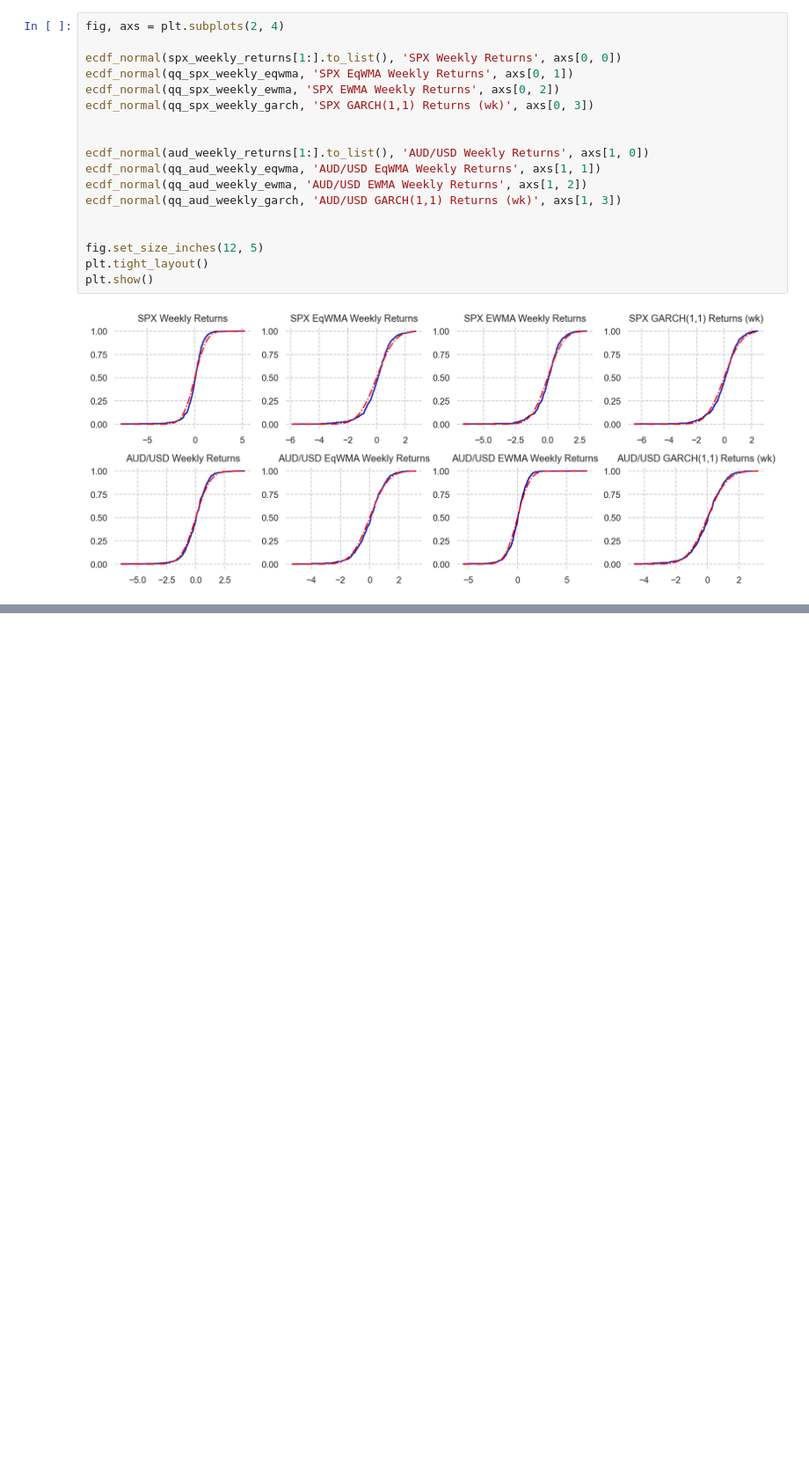
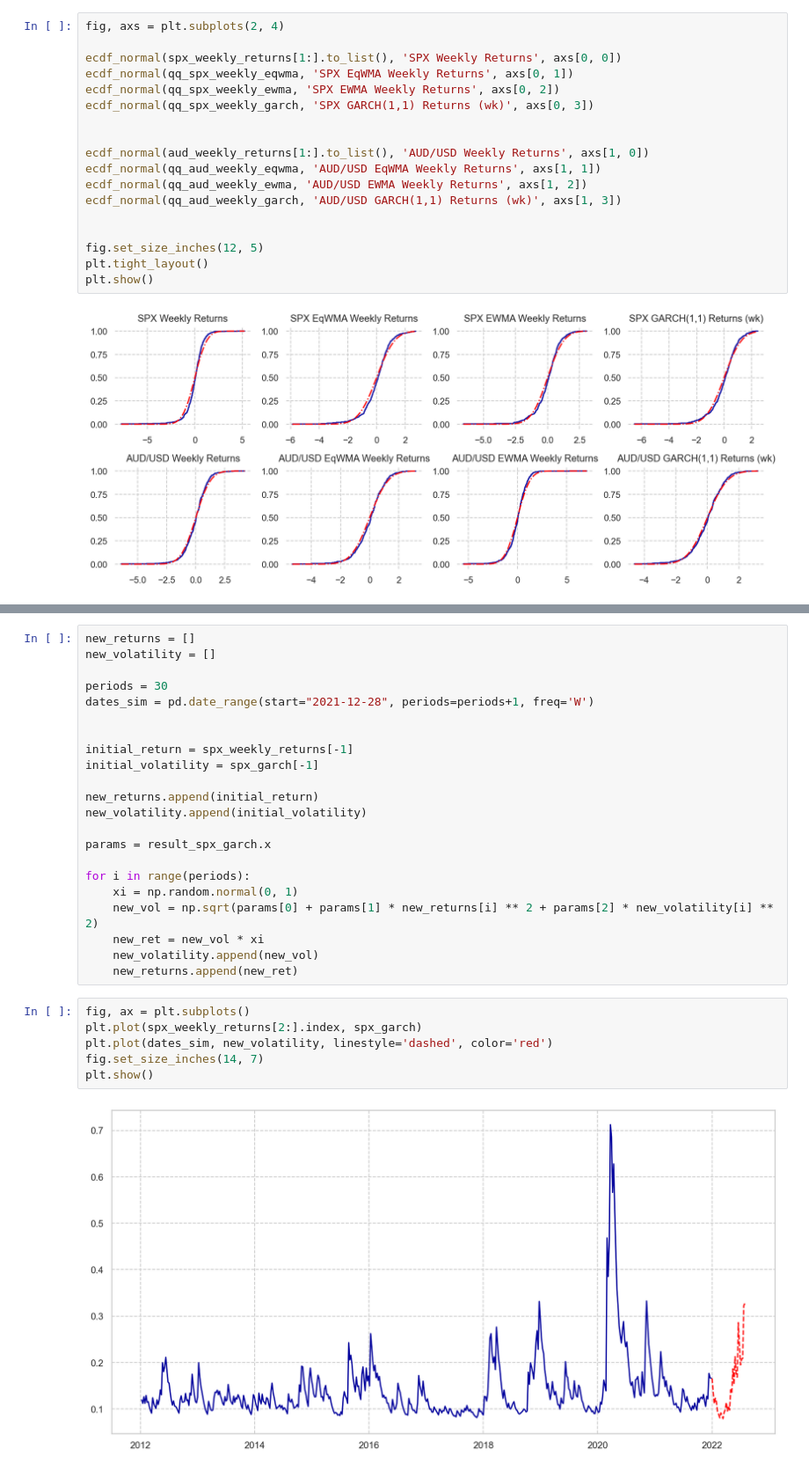
Before and after one commit to Sinbad-The-Sailor/Financial-Mathematics-Notebooks, a Jupyter notebook: volatility_modelling.ipynb, the cells around one changed output, grey strips where cells are left out. Shown at 88% size. Drawn from its saved outputs; the diff is of its cells as text; blank space fills up the shorter version.

Commit message:
Started adding monte carlo simulations.

```diff
--- a/volatility_modelling.ipynb
+++ b/volatility_modelling.ipynb
@@ -630,0 +634,30 @@ plt.show()
+# %%
+new_returns = []
+new_volatility = []
+
+periods = 30
+dates_sim = pd.date_range(start="2021-12-28", periods=periods+1, freq='W')
+
+
+initial_return = spx_weekly_returns[-1]
+initial_volatility = spx_garch[-1]
+
+new_returns.append(initial_return)
+new_volatility.append(initial_volatility)
+
+params = result_spx_garch.x
+
+for i in range(periods):
+    xi = np.random.normal(0, 1)
+    new_vol = np.sqrt(params[0] + params[1] * new_returns[i] ** 2 + params[2] * new_volatility[i] ** 2)
+    new_ret = new_vol * xi
+    new_volatility.append(new_vol)
+    new_returns.append(new_ret)
+# %%
+fig, ax = plt.subplots()
+plt.plot(spx_weekly_returns[2:].index, spx_garch)
+plt.plot(dates_sim, new_volatility, linestyle='dashed', color='red')
+fig.set_size_inches(14, 7)
+plt.show()
+# %% [output]
+[figure, added]
```
Also changed, not shown: parts of 2 cells of this notebook.
